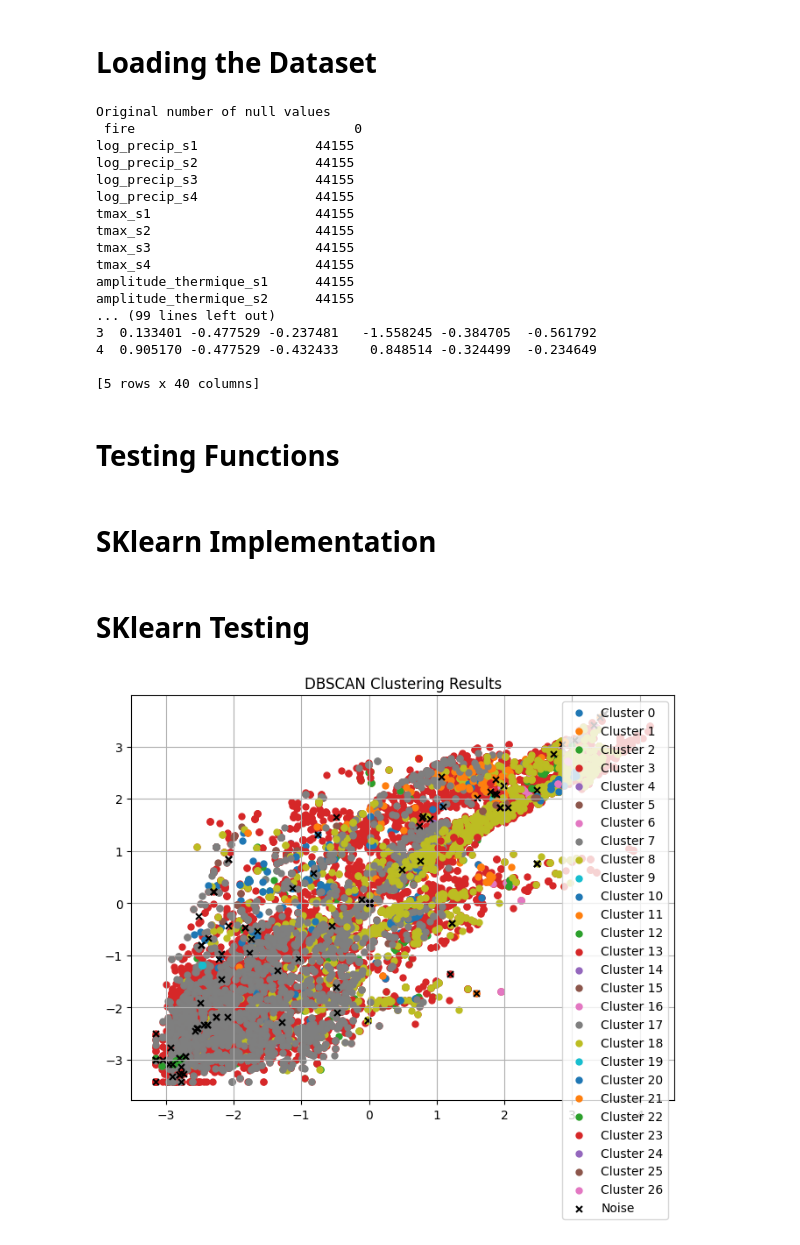
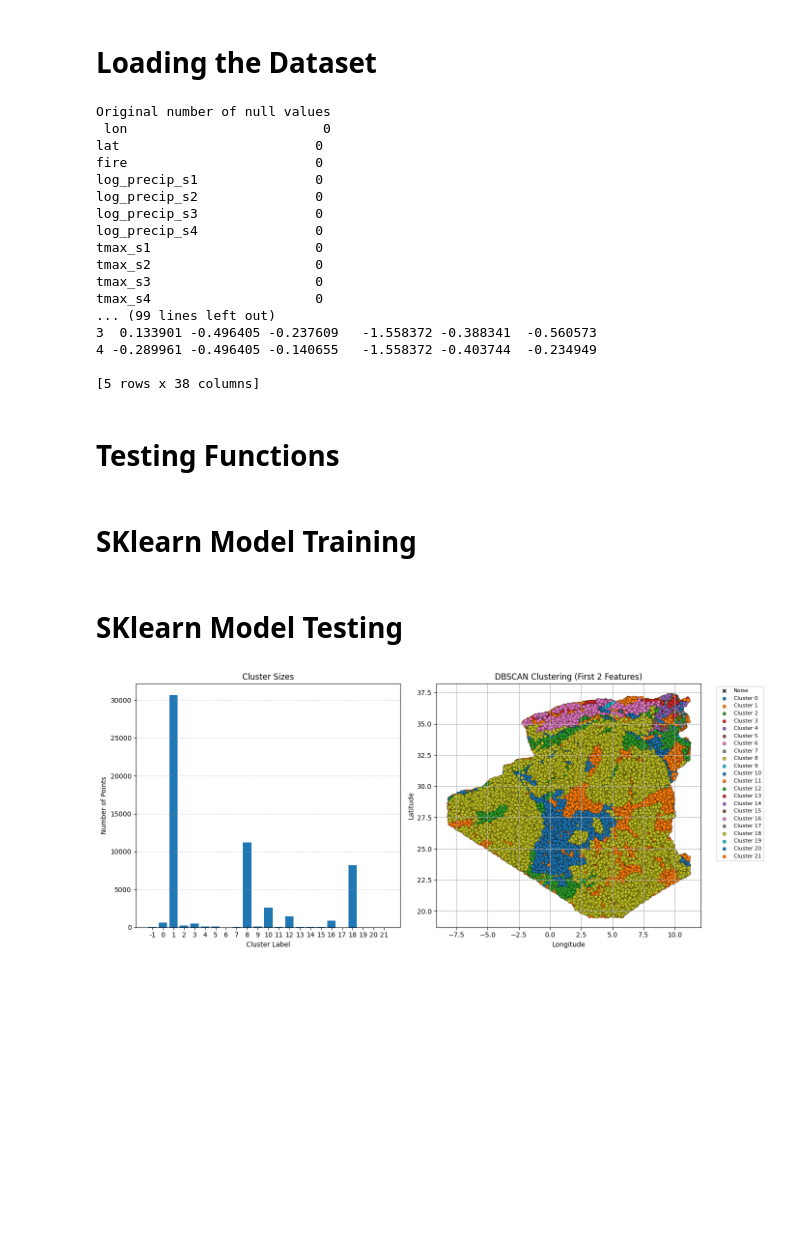
Before and after one commit to MohamedRamzi9/Data-Mining-Project, a Jupyter notebook: unsupervised_learning/dbscan.ipynb, the cells around one changed output. Cells and saved outputs as stored; diff of their text form; code cells hidden in the pictures; blank space fills up the shorter version.

```diff
--- a/unsupervised_learning/dbscan.ipynb
+++ b/unsupervised_learning/dbscan.ipynb
@@ -12,8 +12,8 @@ import pandas as pd
 # %% [markdown]
 # Loading the Dataset
 # %%
-dataset = pd.read_parquet(r'../local_dataset/dataset/merged_full.parquet')
-dataset.drop(columns=['lon', 'lat'], inplace=True, errors='ignore')
+dataset = pd.read_parquet(r'../local_dataset/dataset/merged_full2.parquet')
+# dataset.drop(columns=['lon', 'lat'], inplace=True, errors='ignore')
 
 print("Original number of null values\n", dataset.isnull().sum())
 dataset_numeric_columns = dataset.select_dtypes(include=['number']).columns
@@ -23,7 +23,7 @@ dataset[dataset_string_columns] = dataset[dataset_string_columns].fillna(dataset
 print("Number of null values after fixing\n", dataset.isnull().sum())
 
 
-X = dataset.drop('fire', axis=1)
+X = dataset.drop(columns=['lon', 'lat', 'fire'], axis=1, errors='ignore')
 X_string_columns = X.select_dtypes(include=['object']).columns
 X[X_string_columns] = OrdinalEncoder().fit_transform(X[X_string_columns])
 X_numeric_columns = X.select_dtypes(include=['number']).columns
@@ -44,22 +44,22 @@ X = X.to_numpy()
 # )
 # %% [output]
 Original number of null values
- fire                            0
-log_precip_s1               44155
-log_precip_s2               44155
-log_precip_s3               44155
-log_precip_s4               44155
-tmax_s1                     44155
-tmax_s2                     44155
-tmax_s3                     44155
-tmax_s4                     44155
-amplitude_thermique_s1      44155
-amplitude_thermique_s2      44155
+ lon                         0
+lat                         0
+fire                        0
+log_precip_s1               0
+log_precip_s2               0
+log_precip_s3               0
+log_precip_s4               0
+tmax_s1                     0
+tmax_s2                     0
+tmax_s3                     0
+tmax_s4                     0
 ... (99 lines left out)
-3  0.133401 -0.477529 -0.237481   -1.558245 -0.384705  -0.561792
-4  0.905170 -0.477529 -0.432433    0.848514 -0.324499  -0.234649
+3  0.133901 -0.496405 -0.237609   -1.558372 -0.388341  -0.560573
+4 -0.289961 -0.496405 -0.140655   -1.558372 -0.403744  -0.234949
 
-[5 rows x 40 columns]
+[5 rows x 38 columns]
 # %% [markdown]
 # Testing Functions
 # %%
@@ -84,5 +109,5 @@ def plot_dbscan_results(X, labels):
     plt.show()
 # %% [markdown]
-# SKlearn Implementation
+# SKlearn Model Training
 # %%
 dbscan = DBSCAN(eps=4, min_samples=5)
@@ -89,10 +116,8 @@ dbscan = DBSCAN(eps=4, min_samples=5)
 # %% [markdown]
-# SKlearn Testing
+# SKlearn Model Testing
 # %%
-dbscan.fit(X)
-labels = dbscan.labels_
 
-plot_dbscan_results(X, labels)
+plot_dbscan_results(dataset[["lon", "lat"]].to_numpy(), labels)
 # %% [output]
-[figure, old version]
+[figure, new version]
 # %% [markdown]
```
Also changed, not shown: parts of 5 cells of this notebook, 2 other files.
